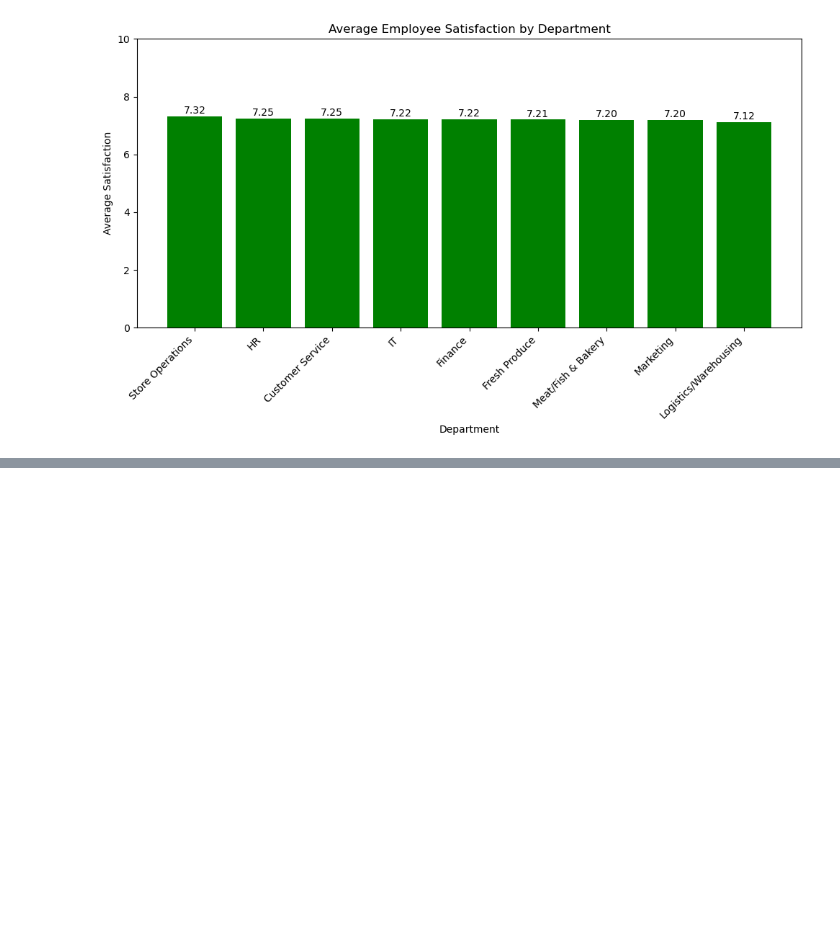
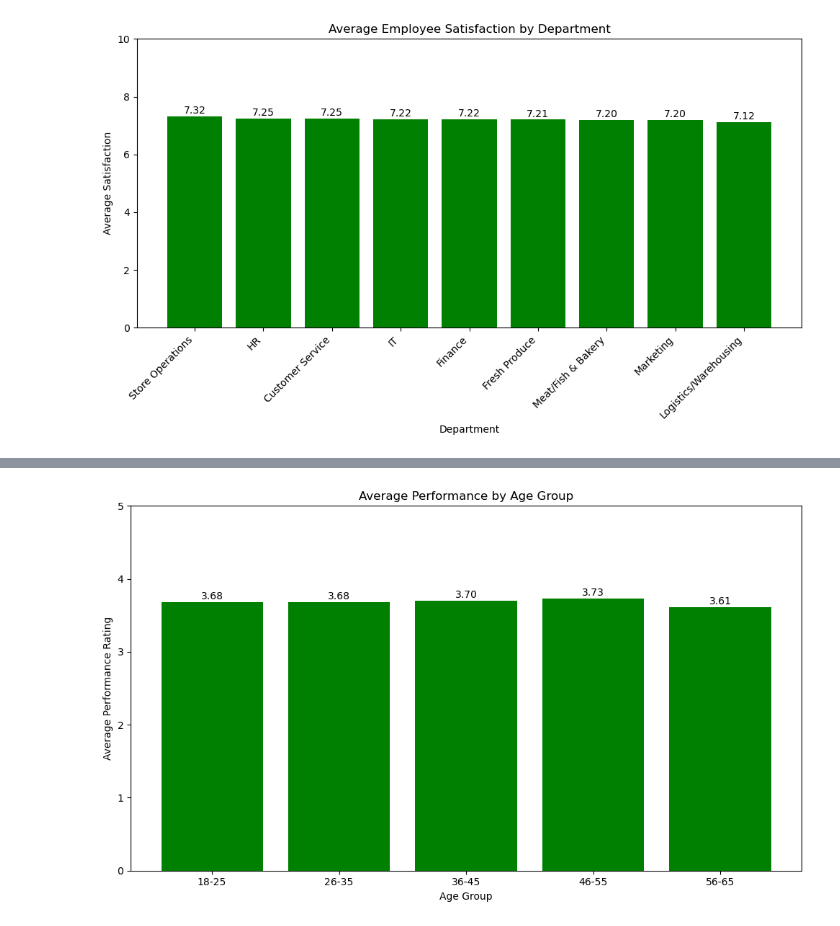
Before and after one commit to ChiBao-v/hr-analytics-workforce-performance, a Jupyter notebook: notebooks/exploratory_data_analysis.ipynb, the cells around one changed output, grey strips where cells are left out. Saved outputs shown, nothing was run; the diff lists cells and outputs as text; code cells hidden in the pictures; blank space fills up the shorter version.

```diff
--- a/notebooks/exploratory_data_analysis.ipynb
+++ b/notebooks/exploratory_data_analysis.ipynb
@@ -876,0 +1093,30 @@ A minimum employee count filter is also used to avoid over-interpreting roles th
+# %%
+age_group_sorted = age_group_performance.sort_values("Age_Group")
+
+plt.figure(figsize=(10, 6))
+
+bars = plt.bar(
+    age_group_sorted["Age_Group"].astype(str),
+    age_group_sorted["Avg_Performance"],
+    color= 'green'
+)
+
+for bar in bars:
+    height = bar.get_height()
+    plt.text(
+        bar.get_x() + bar.get_width() / 2,
+        height + 0.01,
+        f"{height:.2f}",
+        ha="center",
+        va="bottom",
+        fontsize=10
+    )
+
+plt.title("Average Performance by Age Group")
+plt.xlabel("Age Group")
+plt.ylabel("Average Performance Rating")
+plt.ylim(0, 5)
+plt.tight_layout()
+plt.show()
+# %% [output]
+[figure, added]
```
Also changed, not shown: parts of 15 cells of this notebook.
